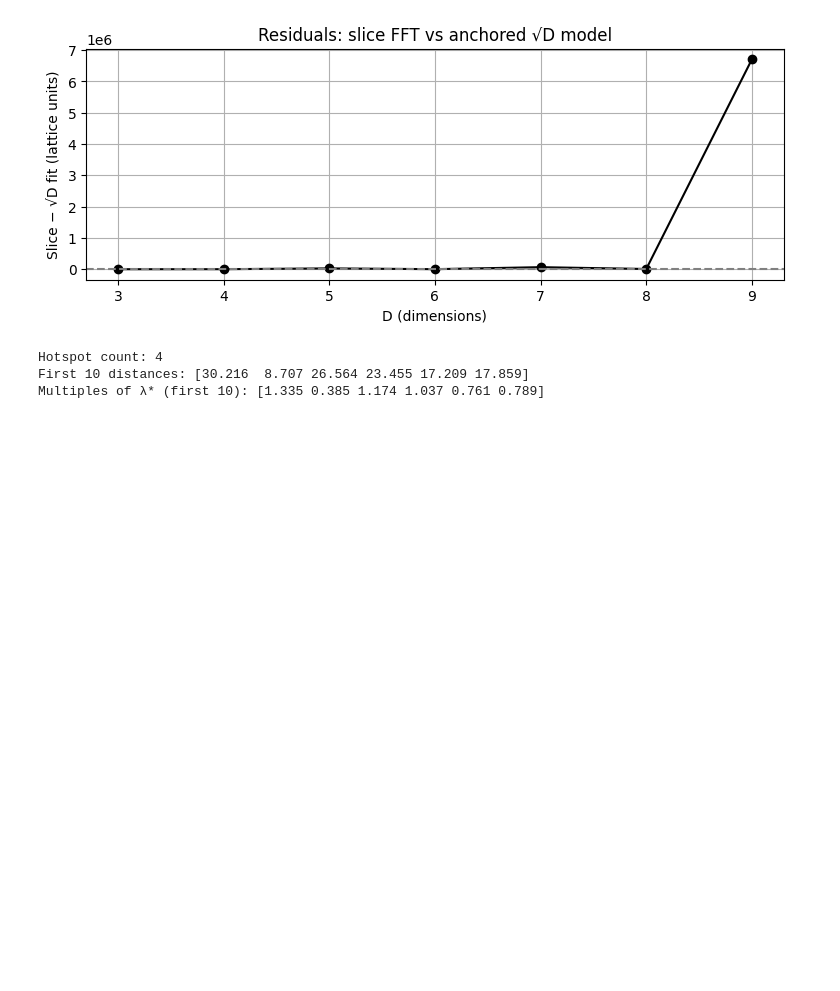
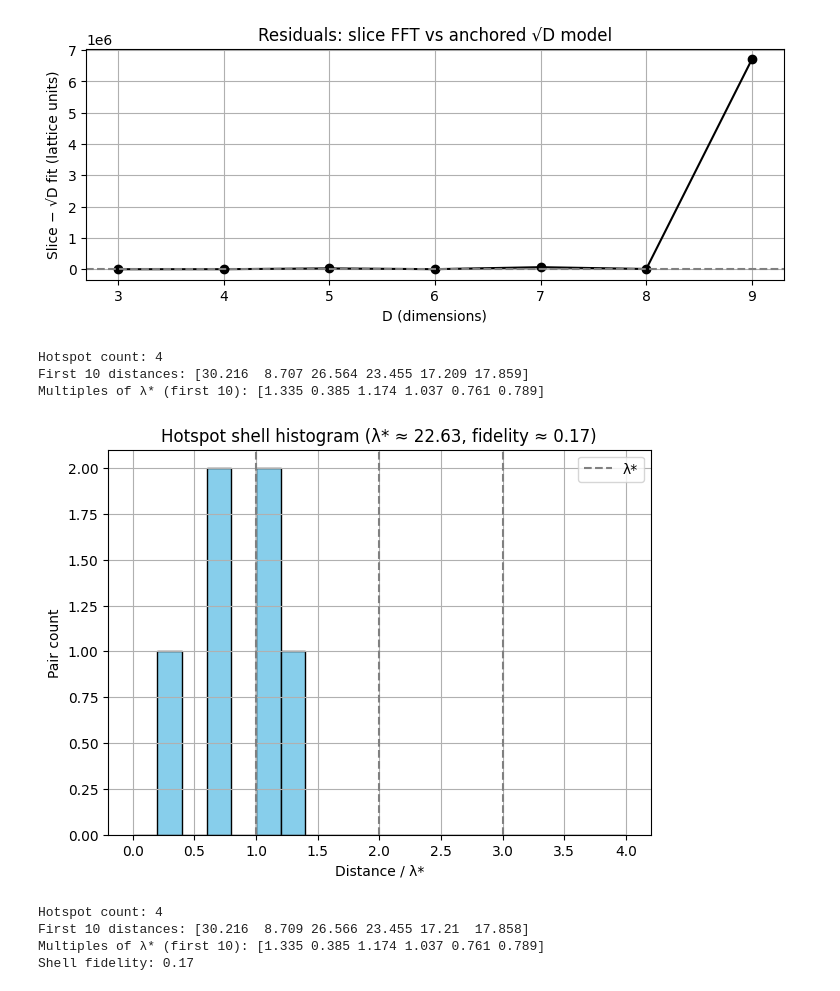
Before and after one commit to chrishg23-jpg/HES-benchmark, a Jupyter notebook: HES16Sim007.ipynb, the cells around one changed output. Drawn from its saved outputs; the diff is of its cells as text; code cells hidden in the pictures; blank space fills up the shorter version.

```diff
--- a/HES16Sim007.ipynb
+++ b/HES16Sim007.ipynb
@@ -835,3 +768,79 @@ print("Multiples of λ* (first 10):", np.round(multiples[:10],3))
 Hotspot count: 4
 First 10 distances: [30.216  8.707 26.564 23.455 17.209 17.859]
 Multiples of λ* (first 10): [1.335 0.385 1.174 1.037 0.761 0.789]
+# %%
+import numpy as np
+import matplotlib.pyplot as plt
+from scipy.ndimage import label, center_of_mass
+from scipy.spatial.distance import pdist
+
+# --- Shell analysis ---
+def hotspot_shells(field_slice, lam_star, threshold_percentile=95):
+    thr = np.percentile(field_slice, threshold_percentile)
+    labeled, n_hotspots = label(field_slice > thr)
+    centers = [center_of_mass(field_slice, labeled, i) for i in range(1, n_hotspots+1)]
+    if len(centers) < 2:
+        return n_hotspots, [], [], 0.0
+    distances = pdist(np.array(centers))
+    multiples = distances / lam_star
+    # Shell fidelity: fraction within ±0.1 of integer
+    fidelity = np.mean([abs(m - round(m)) < 0.1 for m in multiples])
+    return n_hotspots, distances, multiples, fidelity
+
+# --- Simulation ---
+def evolve_field(s, alpha=0.05, beta=0.01, steps=100, clip=10.0):
+    for _ in range(steps):
+        lap = np.zeros_like(s)
+        for a in range(s.ndim):
+            lap += np.roll(s, 1, axis=a) + np.roll(s, -1, axis=a) - 2*s
+        s = s + alpha*lap - beta*(s**3)
+        s = np.clip(s, -clip, clip)
+        s -= s.mean()
+    return s
+
+# --- λ* estimator ---
+def dominant_wavelength_nd(field, dx=1.0):
+    F = np.fft.fftn(field)
+    P = np.abs(F)**2
+    P = np.fft.fftshift(P)
+    k_axes = [np.fft.fftshift(2*np.pi*np.fft.fftfreq(n, d=dx)) for n in field.shape]
+    K = np.meshgrid(*k_axes, indexing='ij')
+    center = tuple(n//2 for n in P.shape)
+    P[center] = 0.0
+    peak = np.unravel_index(np.argmax(P), P.shape)
+    k_mag = np.sqrt(sum(Ki[peak]**2 for Ki in K))
+    return (2*np.pi/k_mag) if k_mag > 0 else np.inf
+
+# --- Run shell analysis ---
+rng = np.random.default_rng(0)
+s = 0.2 * rng.standard_normal((32,32,32))
+s = evolve_field(s, steps=100)
+lam_star = dominant_wavelength_nd(s)
+slice_field = s[:,:,16]
+
+n_hotspots, distances, multiples, fidelity = hotspot_shells(slice_field, lam_star)
+
+# --- Histogram of λ* multiples ---
+plt.figure(figsize=(7,5))
+plt.hist(multiples, bins=np.arange(0, 4.1, 0.2), color='skyblue', edgecolor='black')
+plt.axvline(1.0, color='gray', linestyle='--', label='λ*')
+plt.axvline(2.0, color='gray', linestyle='--')
+plt.axvline(3.0, color='gray', linestyle='--')
+plt.xlabel('Distance / λ*')
+plt.ylabel('Pair count')
+plt.title(f'Hotspot shell histogram (λ* ≈ {lam_star:.2f}, fidelity ≈ {fidelity:.2f})')
+plt.legend()
+plt.grid(True)
+plt.show()
+
+# --- Summary printout ---
+print(f"Hotspot count: {n_hotspots}")
+print("First 10 distances:", np.round(distances[:10], 3))
+print("Multiples of λ* (first 10):", np.round(multiples[:10], 3))
+print(f"Shell fidelity: {fidelity:.2f}")
+# %% [output]
+[figure, added]
+Hotspot count: 4
+First 10 distances: [30.216  8.709 26.566 23.455 17.21  17.858]
+Multiples of λ* (first 10): [1.335 0.385 1.174 1.037 0.761 0.789]
+Shell fidelity: 0.17
```
Also changed, not shown: parts of 6 cells of this notebook.
